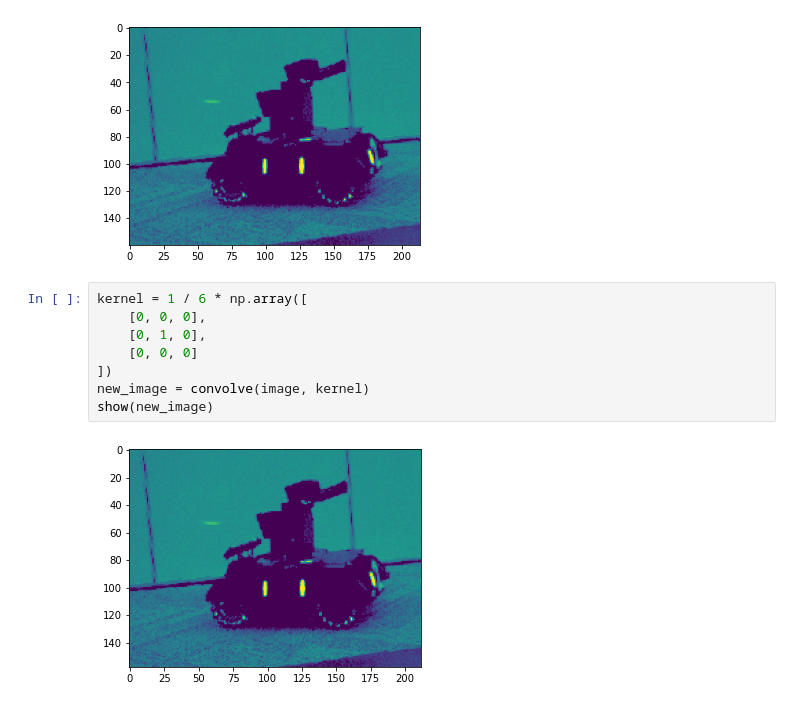
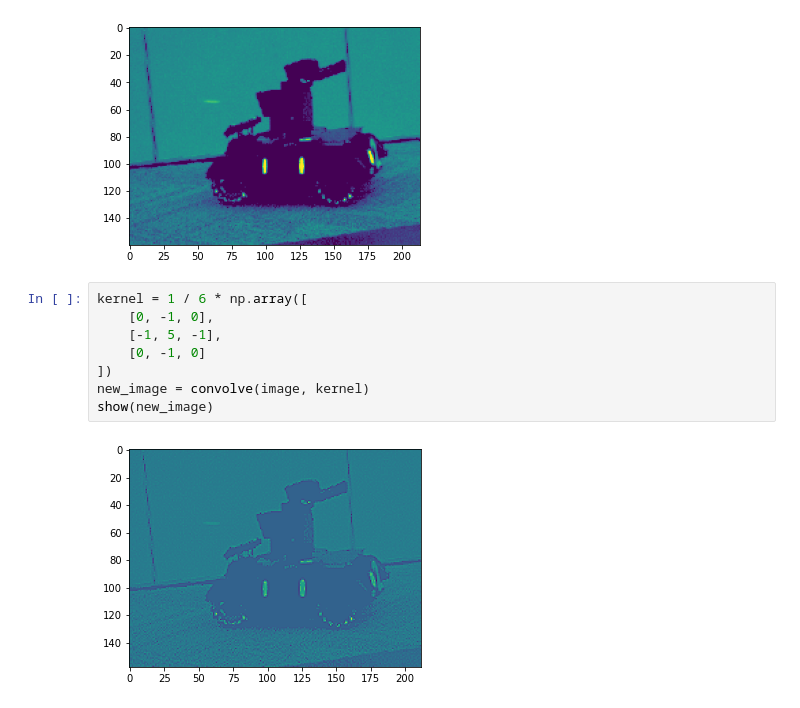
Before and after one commit to HKUAstar/AstarTraining_2022, a Jupyter notebook: lecture_3/convolution.ipynb, the cells around one changed output. Saved outputs shown, nothing was run; the diff lists cells and outputs as text.

```diff
--- a/lecture_3/convolution.ipynb
+++ b/lecture_3/convolution.ipynb
@@ -33,11 +33,11 @@ show(image)
 [figure]
 # %%
 kernel = 1 / 6 * np.array([
-    [0, 0, 0],
-    [0, 1, 0],
-    [0, 0, 0]
+    [0, -1, 0],
+    [-1, 5, -1],
+    [0, -1, 0]
 ])
 new_image = convolve(image, kernel)
 show(new_image)
 # %% [output]
-[figure, old version]
+[figure, new version]
```
Also changed, not shown: 1 other file.
